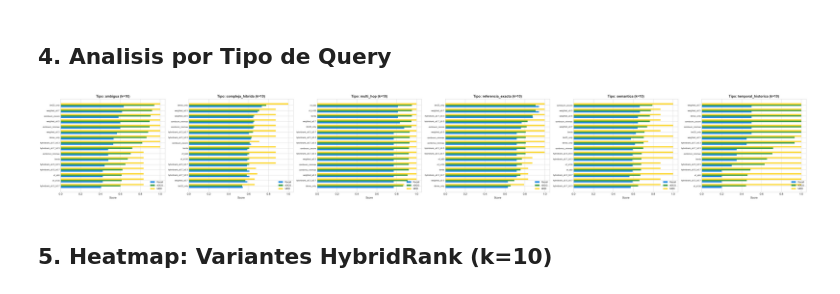
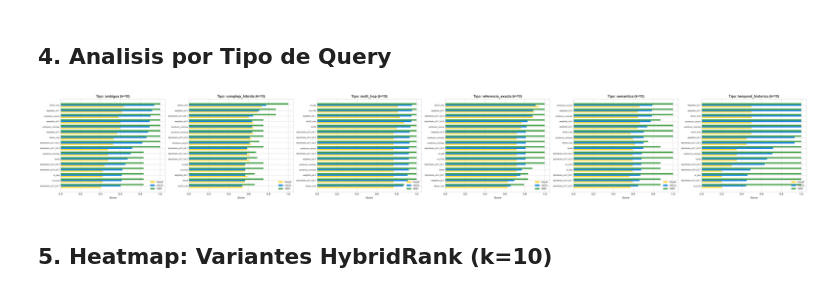
Before and after one commit to Javi111003/HybridRank-RAG, a Jupyter notebook: notebooks/fusion_evaluation_analysis.ipynb, the cells around one changed output. Drawn from its saved outputs; the diff is of its cells as text; code cells hidden in the pictures.

```diff
--- a/notebooks/fusion_evaluation_analysis.ipynb
+++ b/notebooks/fusion_evaluation_analysis.ipynb
@@ -150,37 +213,37 @@ plt.show()
 # %%
 # Rendimiento por tipo de query (k=10)
 if 'query_type' in df.columns and df['query_type'].nunique() > 1:
     query_types = sorted(df['query_type'].unique())
 
     fig, axes = plt.subplots(1, len(query_types), figsize=(7 * len(query_types), 6))
     if len(query_types) == 1:
         axes = [axes]
 
     for ax, qt in zip(axes, query_types):
         df_qt = df[(df['query_type'] == qt) & (df['top_k'] == 10)]
         data = df_qt.groupby('strategy')[['recall', 'ndcg', 'mrr']].mean().sort_values('ndcg')
 
         x = np.arange(len(data))
         width = 0.25
 
-        ax.barh(x - width, data['recall'], width, label='Recall', color='#1E88E5')
-        ax.barh(x, data['ndcg'], width, label='nDCG', color='#43A047')
-        ax.barh(x + width, data['mrr'], width, label='MRR', color='#FDD835')
+        ax.barh(x - width, data['recall'], width, label='Recall', color='#FDD835')
+        ax.barh(x, data['ndcg'], width, label='nDCG', color='#1E88E5')
+        ax.barh(x + width, data['mrr'], width, label='MRR', color='#43A047')
 
         ax.set_yticks(x)
         ax.set_yticklabels(data.index, fontsize=8)
         ax.set_xlabel('Score')
         ax.set_title(f'Tipo: {qt} (k=10)', fontweight='bold')
         ax.legend(fontsize=9)
         ax.set_xlim(0, 1.05)
 
     plt.tight_layout()
     plt.savefig(RESULTS_DIR / 'by_query_type.png', dpi=150, bbox_inches='tight')
     plt.show()
 else:
     print('Solo hay un tipo de query o falta la columna query_type')
 # %% [output]
-[figure, old version]
+[figure, new version]
 # %% [markdown]
 ## 5. Heatmap: Variantes HybridRank (k=10)
 # %%
```
Also changed, not shown: parts of 27 cells of this notebook, 7 other files.
